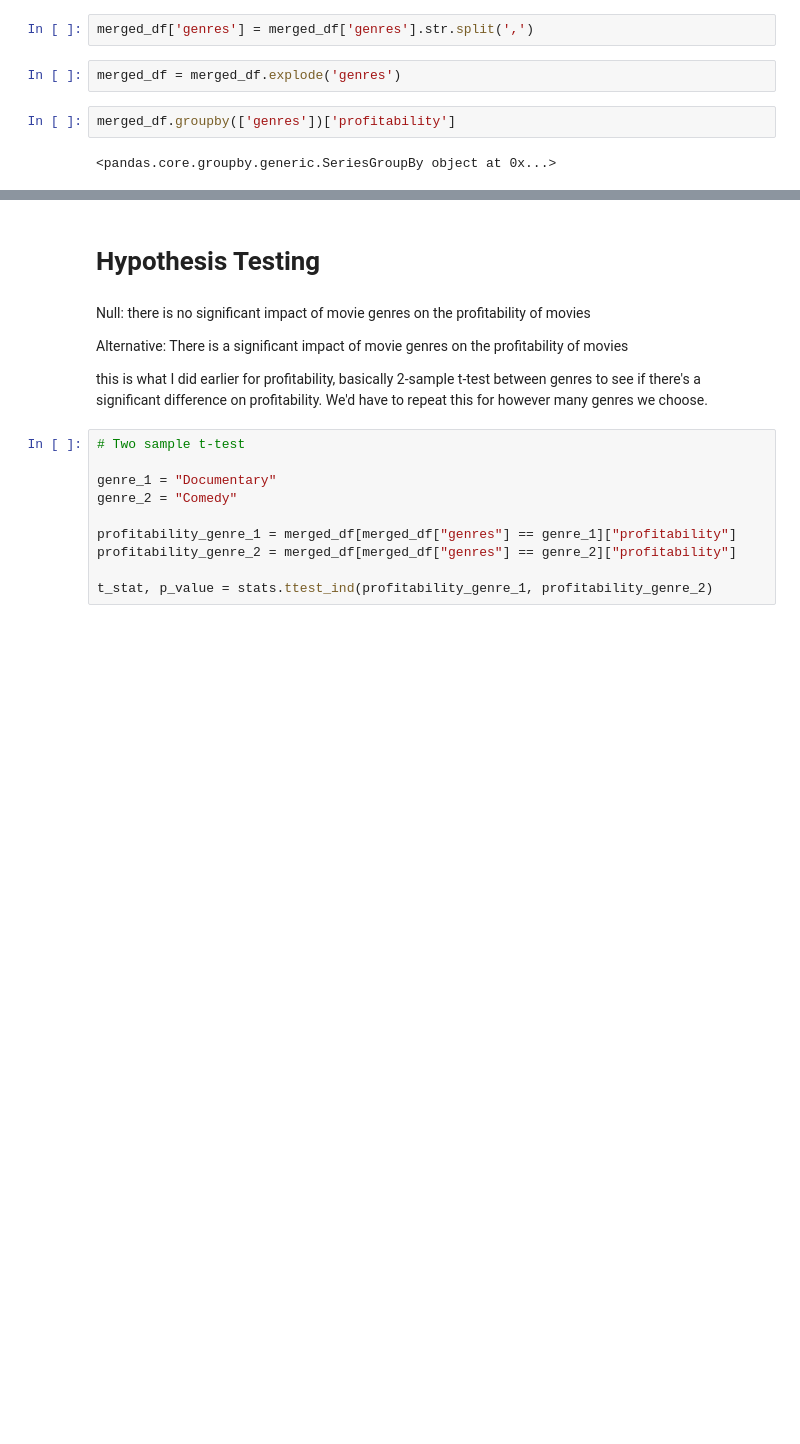
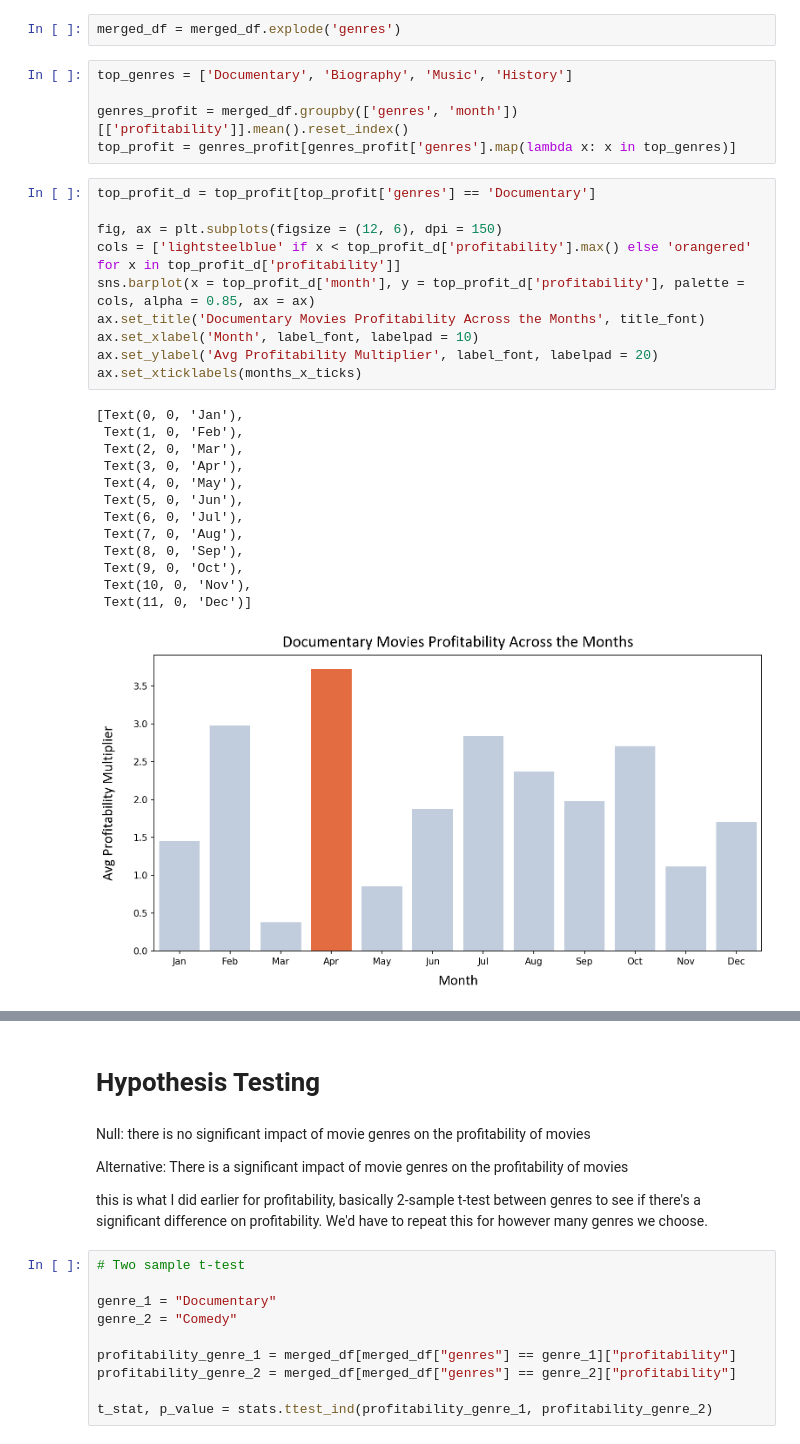
Before and after one commit to hacampbell1/teamaustin, a Jupyter notebook: computer_vision.ipynb, the cells around one changed output, grey strips where cells are left out. Drawn from its saved outputs; the diff is of its cells as text; blank space fills up the shorter version.

```diff
--- a/computer_vision.ipynb
+++ b/computer_vision.ipynb
@@ -651,8 +675,31 @@ merged_df = merge_df[merge_df['worldwide_gross'] != 0]
-# %%
-merged_df['genres'] = merged_df['genres'].str.split(',')
 # %%
 merged_df = merged_df.explode('genres')
-# %%
-merged_df.groupby(['genres'])['profitability']
-# %% [output]
-<pandas.core.groupby.generic.SeriesGroupBy object at 0x...>
+# %%
+top_genres = ['Documentary', 'Biography', 'Music', 'History']
+
+genres_profit = merged_df.groupby(['genres', 'month'])[['profitability']].mean().reset_index()
+top_profit = genres_profit[genres_profit['genres'].map(lambda x: x in top_genres)]
+# %%
+top_profit_d = top_profit[top_profit['genres'] == 'Documentary']
+
+fig, ax = plt.subplots(figsize = (12, 6), dpi = 150)
+cols = ['lightsteelblue' if x < top_profit_d['profitability'].max() else 'orangered' for x in top_profit_d['profitability']]
+sns.barplot(x = top_profit_d['month'], y = top_profit_d['profitability'], palette = cols, alpha = 0.85, ax = ax)
+ax.set_title('Documentary Movies Profitability Across the Months', title_font)
+ax.set_xlabel('Month', label_font, labelpad = 10)
+ax.set_ylabel('Avg Profitability Multiplier', label_font, labelpad = 20)
+ax.set_xticklabels(months_x_ticks)
+# %% [output]
+[Text(0, 0, 'Jan'),
+ Text(1, 0, 'Feb'),
+ Text(2, 0, 'Mar'),
+ Text(3, 0, 'Apr'),
+ Text(4, 0, 'May'),
+ Text(5, 0, 'Jun'),
+ Text(6, 0, 'Jul'),
+ Text(7, 0, 'Aug'),
+ Text(8, 0, 'Sep'),
+ Text(9, 0, 'Oct'),
+ Text(10, 0, 'Nov'),
+ Text(11, 0, 'Dec')]
+[figure, added]
```
Also changed, not shown: parts of 14 cells of this notebook.
